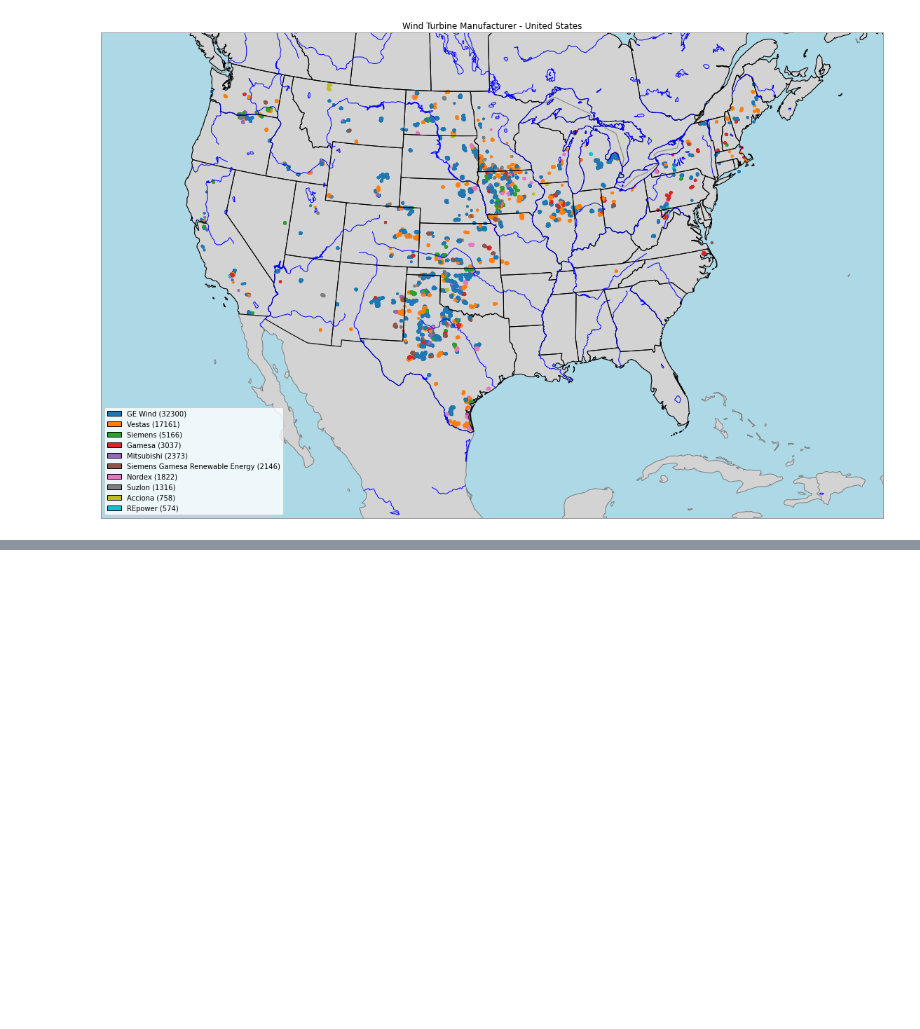
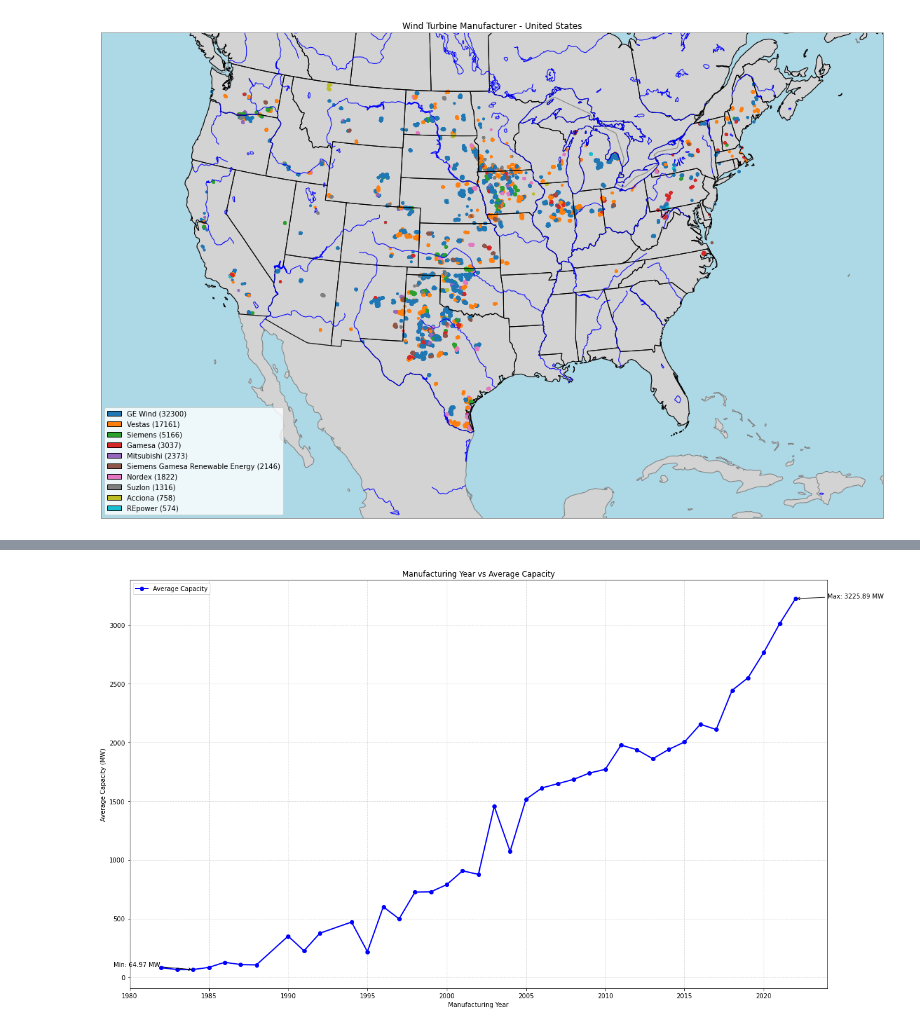
Before and after one commit to LucasMazza42/Energy-Analytics, a Jupyter notebook: ResearchDoc.ipynb, the cells around one changed output, grey strips where cells are left out. Cells and saved outputs as stored; diff of their text form; code cells hidden in the pictures; blank space fills up the shorter version.

```diff
--- a/ResearchDoc.ipynb
+++ b/ResearchDoc.ipynb
@@ -521,0 +547,38 @@ plt.show()
+# %%
+
+# Filter the data for non-null values of p_year and t_cap
+filtered_data = windturbData.dropna(subset=['p_year', 't_cap'])
+
+# Group the data by p_year and calculate the average t_cap for each year
+yearly_avg_capacity = filtered_data.groupby('p_year')['t_cap'].mean()
+
+# Sort the data based on the manufacturing year
+sorted_data = yearly_avg_capacity.sort_index()
+
+# Create the line plot
+fig, ax = plt.subplots(figsize=(20, 12))
+
+# Plot the line with markers
+ax.plot(sorted_data.index, sorted_data.values, marker='o', markersize=6, color='blue', linewidth=2)
+
+# Add gridlines
+ax.grid(True, linestyle='--', alpha=0.5)
+
+# Add legend
+ax.legend(['Average Capacity'], loc='upper left')
+
+# Add annotations for maximum and minimum capacity
+max_capacity = sorted_data.max()
+min_capacity = sorted_data.min()
+ax.annotate(f'Max: {max_capacity:.2f} MW', xy=(sorted_data.idxmax(), max_capacity),
+            xytext=(sorted_data.idxmax() + 2, max_capacity + 5), arrowprops=dict(facecolor='black', arrowstyle='->'))
+ax.annotate(f'Min: {min_capacity:.2f} MW', xy=(sorted_data.idxmin(), min_capacity),
+            xytext=(sorted_data.idxmin() - 5, min_capacity +25), arrowprops=dict(facecolor='black', arrowstyle='->'))
+
+ax.set_xlabel('Manufacturing Year')
+ax.set_ylabel('Average Capacity (MW)')
+ax.set_title('Manufacturing Year vs Average Capacity')
+
+plt.show()
+# %% [output]
+[figure, added]
```
Also changed, not shown: parts of 13 cells of this notebook.
